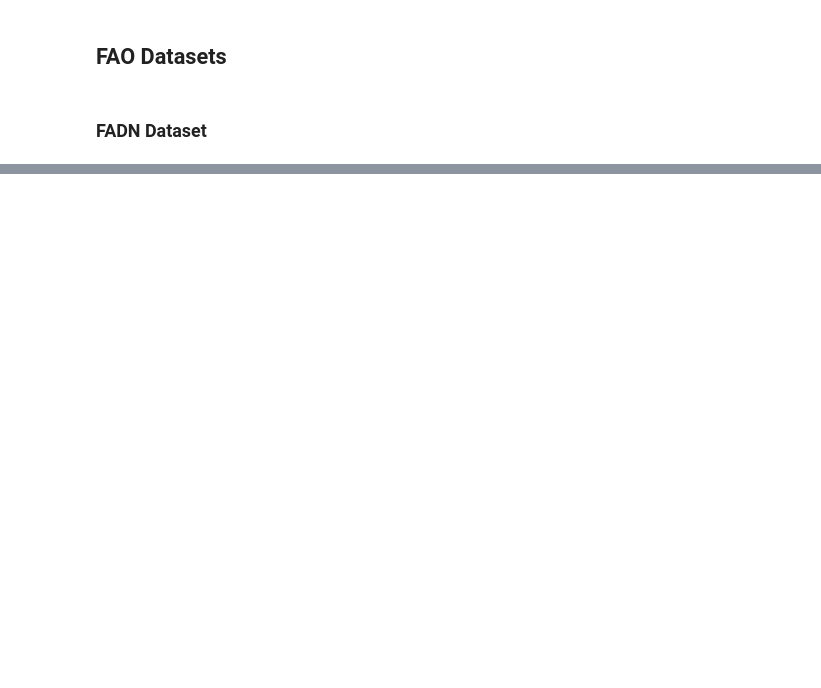
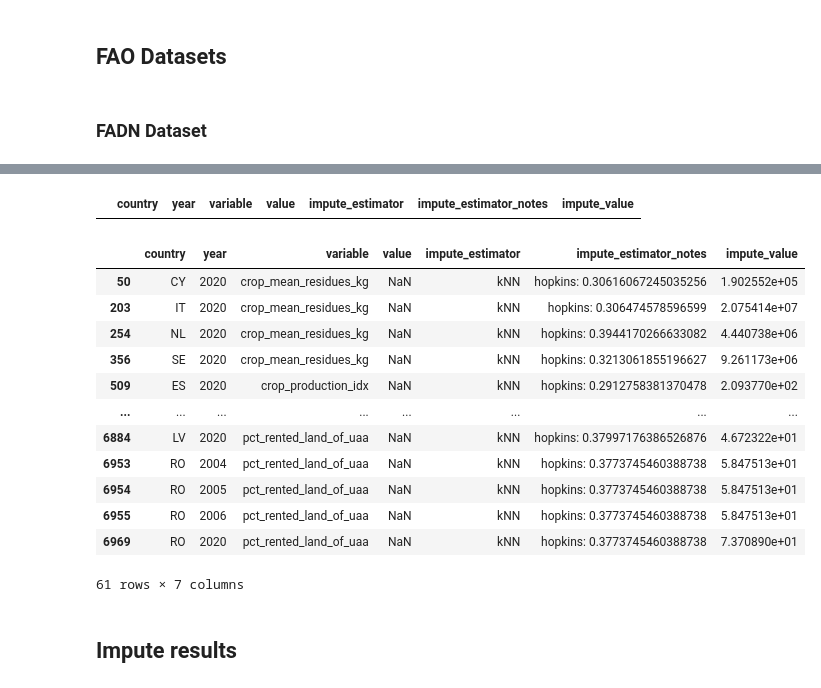
Before and after one commit to rmsryu/ca2-agriculture, a Jupyter notebook: notebooks/00_agriculture_datasets.ipynb, the cells around one changed output, grey strips where cells are left out. Drawn from its saved outputs; the diff is of its cells as text; code cells hidden in the pictures; blank space fills up the shorter version.

Commit message:
Impute data with linear regresion and knn

```diff
--- a/notebooks/00_agriculture_datasets.ipynb
+++ b/notebooks/00_agriculture_datasets.ipynb
@@ -134,6 +181,6 @@ agriculture_df = agriculture_df.merge(get_fand_dataset("fadn-subsides", ["year",
 # %%
 # fadn data available only from 2003
-agriculture_df = agriculture_df.query("year > 2003")
+agriculture_df = agriculture_df.query("year > 2003 & year <= 2020")
 
 # set index
 agriculture_df = agriculture_df.set_index(["country","year"])
@@ -142,0 +206,3 @@ agriculture_df = agriculture_df.drop(agriculture_df[agriculture_df.isna().all(ax
+# %%
+# Round decimal for Crop residues kg
+agriculture_df["crop_mean_residues_kg"] = agriculture_df.crop_mean_residues_kg.round(2)
@@ -165,0 +297,8 @@ dtype: int64
+# %%
+agriculture_df.reset_index(inplace=True)
+# %%
+impute_values_df = agriculture_df.melt(id_vars=["country","year"]);
+impute_values_df["impute_estimator"] = "mean"
+impute_values_df["impute_estimator_notes"] = "mean"
+impute_values_df["impute_value"] = np.nan
+impute_values_df.head(5)
@@ -165,0 +315,4 @@ dtype: int64
+# %%
+impute_values_df.query("not impute_value.isnull()")
+# %% [output]
+|  | country | year | variable | value | impute_estimator | impute_estimator_notes | impute_value |
@@ -165,0 +399,16 @@ dtype: int64
+# %%
+impute_values_df.query("impute_estimator == 'kNN'")
+# %% [output]
+|  | country | year | variable | value | impute_estimator | impute_estimator_notes | impute_value |
+| 50 | CY | 2020 | crop_mean_residues_kg | NaN | kNN | hopkins: 0.30616067245035256 | 1.902552e+05 |
+| 203 | IT | 2020 | crop_mean_residues_kg | NaN | kNN | hopkins: 0.306474578596599 | 2.075414e+07 |
+| 254 | NL | 2020 | crop_mean_residues_kg | NaN | kNN | hopkins: 0.3944170266633082 | 4.440738e+06 |
+| 356 | SE | 2020 | crop_mean_residues_kg | NaN | kNN | hopkins: 0.3213061855196627 | 9.261173e+06 |
+| 509 | ES | 2020 | crop_production_idx | NaN | kNN | hopkins: 0.2912758381370478 | 2.093770e+02 |
+| ... | ... | ... | ... | ... | ... | ... | ... |
+| 6884 | LV | 2020 | pct_rented_land_of_uaa | NaN | kNN | hopkins: 0.37997176386526876 | 4.672322e+01 |
+| 6953 | RO | 2004 | pct_rented_land_of_uaa | NaN | kNN | hopkins: 0.3773745460388738 | 5.847513e+01 |
+| 6954 | RO | 2005 | pct_rented_land_of_uaa | NaN | kNN | hopkins: 0.3773745460388738 | 5.847513e+01 |
+| 6955 | RO | 2006 | pct_rented_land_of_uaa | NaN | kNN | hopkins: 0.3773745460388738 | 5.847513e+01 |
+| 6969 | RO | 2020 | pct_rented_land_of_uaa | NaN | kNN | hopkins: 0.3773745460388738 | 7.370890e+01 |
+61 rows × 7 columns
@@ -165,0 +417,2 @@ dtype: int64
+# %% [markdown]
+## Impute results
```
Also changed, not shown: parts of 27 cells of this notebook, 2 other files.
